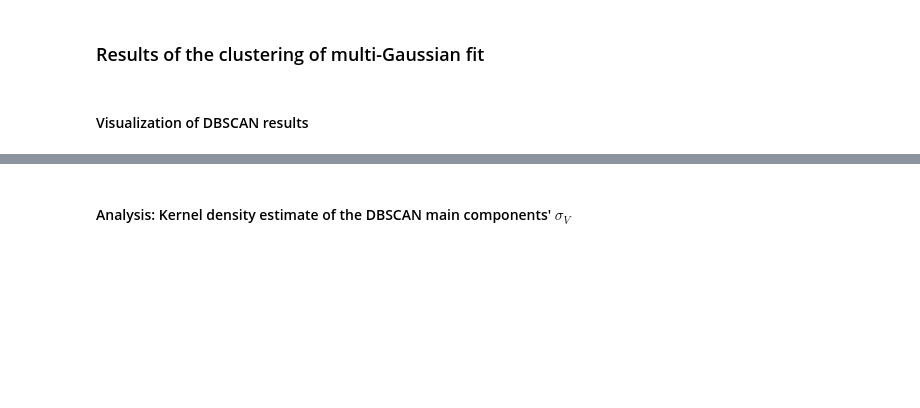
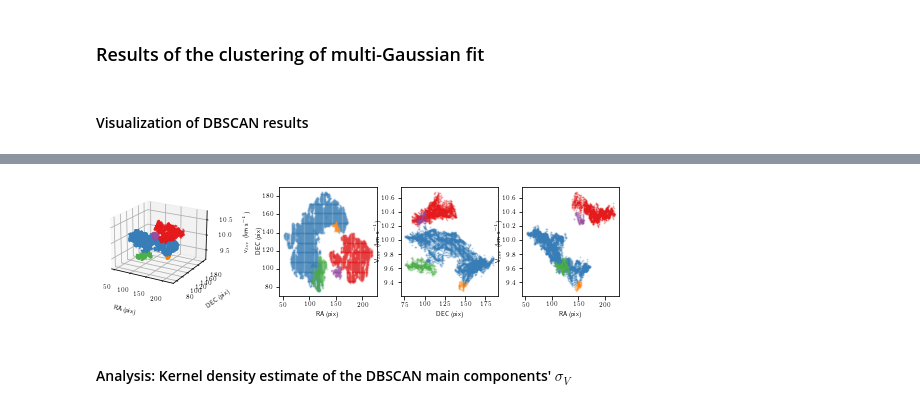
Before and after one commit to tere-valdivia/Barnard_5_infall, a Jupyter notebook: figures.ipynb, the cells around one changed output, grey strips where cells are left out. Drawn from its saved outputs; the diff is of its cells as text; code cells hidden in the pictures; blank space fills up the shorter version.

```diff
--- a/figures.ipynb
+++ b/figures.ipynb
@@ -1183,44 +1204,50 @@ colors_dbscan = ['#377eb8', '#e41a1c', '#4daf4a', '#984ea3', '#ff7f00']
 # we know that the blue label is 0 and the red label is 1
 
 savefigure = True
 figname = figurefolder + 'B5IRS1_H2COa_robust05_multi_3_dbscan_results_vis.pdf'
-fig = plt.figure(figsize=(16,4))
+fig = plt.figure(figsize=(10,2))
 
 azim = -60
 el = 20
 
 gs = gridspec.GridSpec(1, 4, width_ratios=[2,1,1,1])
 
 ax = fig.add_subplot(gs[0], projection='3d') # fig.add_subplot(1, 2, 1, projection='3d')
-ax.set_xlabel('RA (pix)')
-ax.set_ylabel('DEC (pix)')
-ax.set_zlabel(r'v$_{lsr}$ (km s$^{-1}$)')
+ax.set_xlabel('RA (pix)', size=6)
+ax.set_ylabel('DEC (pix)', size=6)
+ax.set_zlabel(r'v$_{lsr}$ (km s$^{-1}$)', size=6)
+ax.tick_params(labelsize=6)
 
 ax2 = fig.add_subplot(gs[1])
-ax2.set_xlabel('RA (pix)')
-ax2.set_ylabel('DEC (pix)', labelpad=0)
+ax2.set_xlabel('RA (pix)', size=6)
+ax2.set_ylabel('DEC (pix)', labelpad=0, size=6)
+ax2.tick_params(labelsize=6)
 ax3 = fig.add_subplot(gs[2])
-ax3.set_ylabel(r'V$_{lsr}$ (km s$^{-1}$)', labelpad=0)
-ax3.set_xlabel('DEC (pix)')
+ax3.set_ylabel(r'V$_{lsr}$ (km s$^{-1}$)', labelpad=0, size=6)
+ax3.set_xlabel('DEC (pix)', size=6)
+ax3.tick_params(labelsize=6)
 ax4 = fig.add_subplot(gs[3])
-ax4.set_ylabel(r'V$_{lsr}$ (km s$^{-1}$)', labelpad=0)
-ax4.set_xlabel('RA (pix)')
+ax4.set_ylabel(r'V$_{lsr}$ (km s$^{-1}$)', labelpad=0, size=6)
+ax4.set_xlabel('RA (pix)', size=6)
+ax4.tick_params(labelsize=6)
 for k, col in zip(unique_labels, colors_dbscan):
     if k == -1:
         continue
 
     class_member_mask = labels == k
 
     xy = features[class_member_mask]
     ax.scatter(xy[:,0], xy[:,1], xy[:,2], color=col, alpha=0.4, label=k, s=1)
     ax2.scatter(xy[:,0], xy[:,1], color=col, alpha=0.2, label=k, s=1)
     ax3.scatter(xy[:,1], xy[:,2], color=col, alpha=0.2, label=k, s=1)
     ax4.scatter(xy[:,0], xy[:,2], color=col, alpha=0.2, label=k, s=1)
 
 
 ax.view_init(azim=azim, elev=el)
 if savefigure:
-    fig.savefig(figname, dpi=300,bbox_inches='tight')
+    fig.savefig(figname, dpi=72, bbox_inches='tight')
+# %% [output]
+[figure, added]
 # %% [markdown]
 #### Analysis: Kernel density estimate of the DBSCAN main components' $\sigma_{V}$
 # %%
```
Also changed, not shown: parts of 18 cells of this notebook, 47 other files.
